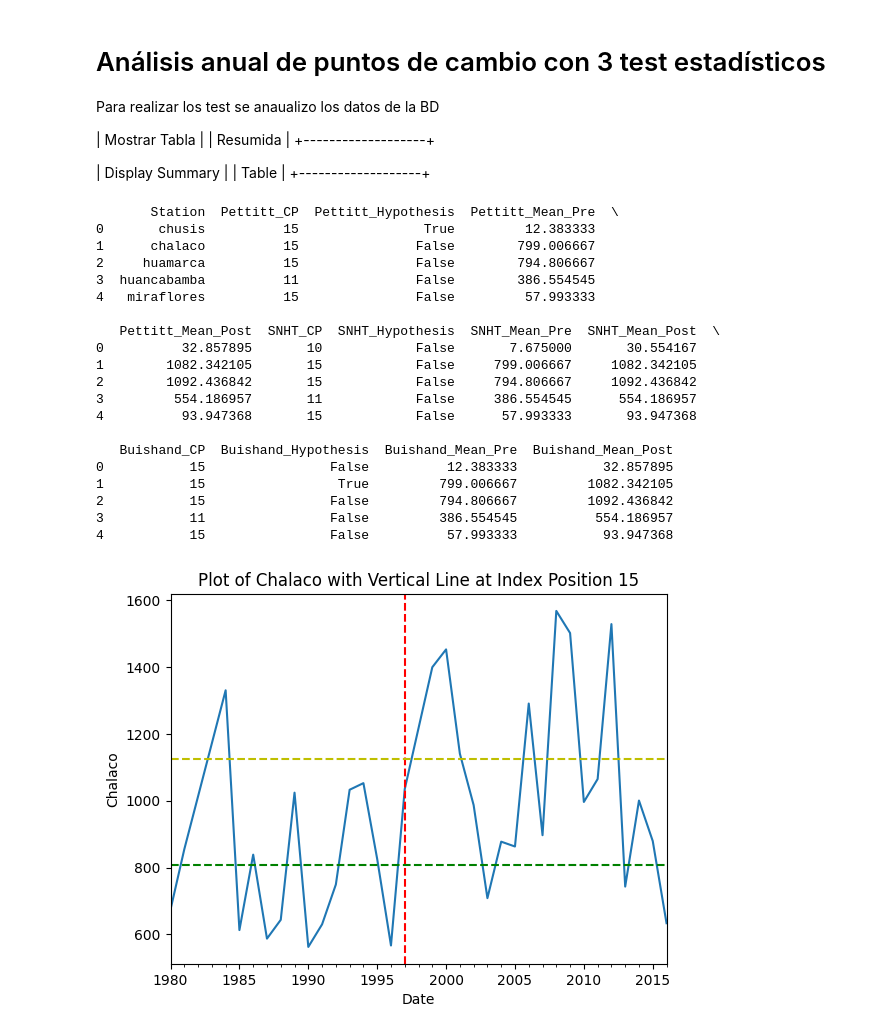
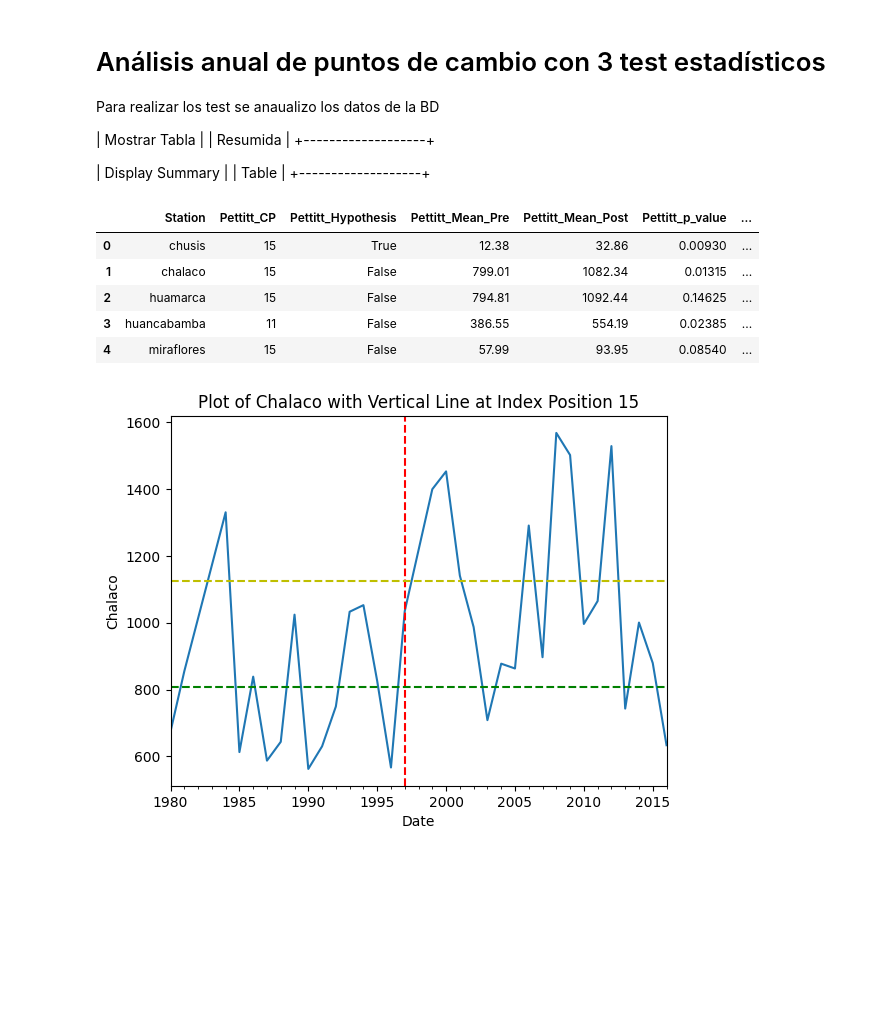
Before and after one commit to JoseZevallosR/piura_river, a Jupyter notebook: notebooks/Quality_control.ipynb, the cells around one changed output. Drawn from its saved outputs; the diff is of its cells as text; code cells hidden in the pictures; blank space fills up the shorter version.

```diff
--- a/notebooks/Quality_control.ipynb
+++ b/notebooks/Quality_control.ipynb
@@ -133,56 +133,45 @@ Para realizar los test se anaualizo los datos de la BD
 # %%
 df_year = df_cleaned.groupby(df_cleaned.index.to_period('Y')).sum()
 def perform_tests_summary(df_cleaned):
     stations = df_cleaned.columns[0:]  # Exclude the date column
     summary_data = []
 
     for station in stations:
         pettitt_res = hg.pettitt_test(df_cleaned[[station]], alpha=0.01)
         snht_res = hg.snht_test(df_cleaned[[station]], sim=100000)
         buishand_res = hg.buishand_u_test(df_cleaned[[station]])
 
         summary_data.append({
             'Station': station,
             'Pettitt_CP': pettitt_res.cp,
             'Pettitt_Hypothesis': pettitt_res.h,
-            'Pettitt_Mean_Pre': pettitt_res.avg.mu1,
-            'Pettitt_Mean_Post': pettitt_res.avg.mu2,
+            'Pettitt_Mean_Pre': np.round(pettitt_res.avg.mu1,2),
+            'Pettitt_Mean_Post': np.round(pettitt_res.avg.mu2,2),
+            'Pettitt_p_value': pettitt_res.p,
             'SNHT_CP': snht_res.cp,
             'SNHT_Hypothesis': snht_res.h,
-            'SNHT_Mean_Pre': snht_res.avg.mu1,
-            'SNHT_Mean_Post': snht_res.avg.mu2,
+            'SNHT_Mean_Pre': np.round(snht_res.avg.mu1,2),
+            'SNHT_Mean_Post': np.round(snht_res.avg.mu2,2),
+            'SNHT_p_value': snht_res.p,
             'Buishand_CP': buishand_res.cp,
             'Buishand_Hypothesis': buishand_res.h,
-            'Buishand_Mean_Pre': buishand_res.avg.mu1,
-            'Buishand_Mean_Post': buishand_res.avg.mu2
+            'Buishand_Mean_Pre': np.round(buishand_res.avg.mu1,2),
+            'Buishand_Mean_Post': np.round(buishand_res.avg.mu2,2),
+            'Buishand_p_value': buishand_res.p
         })
 
     summary_df = pd.DataFrame(summary_data)
     return summary_df
 
 # Assuming df_cleaned is already defined and contains your cleaned data
 summary_table = perform_tests_summary(df_year)
 
 # Display the summary table
-print(summary_table)
+summary_table
 # %% [output]
-       Station  Pettitt_CP  Pettitt_Hypothesis  Pettitt_Mean_Pre  \
-0       chusis          15                True         12.383333
-1      chalaco          15               False        799.006667
-2     huamarca          15               False        794.806667
-3  huancabamba          11               False        386.554545
-4   miraflores          15               False         57.993333
-
-   Pettitt_Mean_Post  SNHT_CP  SNHT_Hypothesis  SNHT_Mean_Pre  SNHT_Mean_Post  \
-0          32.857895       10            False       7.675000       30.554167
-1        1082.342105       15            False     799.006667     1082.342105
-2        1092.436842       15            False     794.806667     1092.436842
-3         554.186957       11            False     386.554545      554.186957
-4          93.947368       15            False      57.993333       93.947368
-
-   Buishand_CP  Buishand_Hypothesis  Buishand_Mean_Pre  Buishand_Mean_Post
-0           15                False          12.383333           32.857895
-1           15                 True         799.006667         1082.342105
-2           15                False         794.806667         1092.436842
-3           11                False         386.554545          554.186957
-4           15                False          57.993333           93.947368
+|  | Station | Pettitt_CP | Pettitt_Hypothesis | Pettitt_Mean_Pre | Pettitt_Mean_Post | Pettitt_p_value | ... |
+| 0 | chusis | 15 | True | 12.38 | 32.86 | 0.00930 | ... |
+| 1 | chalaco | 15 | False | 799.01 | 1082.34 | 0.01315 | ... |
+| 2 | huamarca | 15 | False | 794.81 | 1092.44 | 0.14625 | ... |
+| 3 | huancabamba | 11 | False | 386.55 | 554.19 | 0.02385 | ... |
+| 4 | miraflores | 15 | False | 57.99 | 93.95 | 0.08540 | ... |
```
Also changed, not shown: parts of 1 cell of this notebook, 2 other files.
